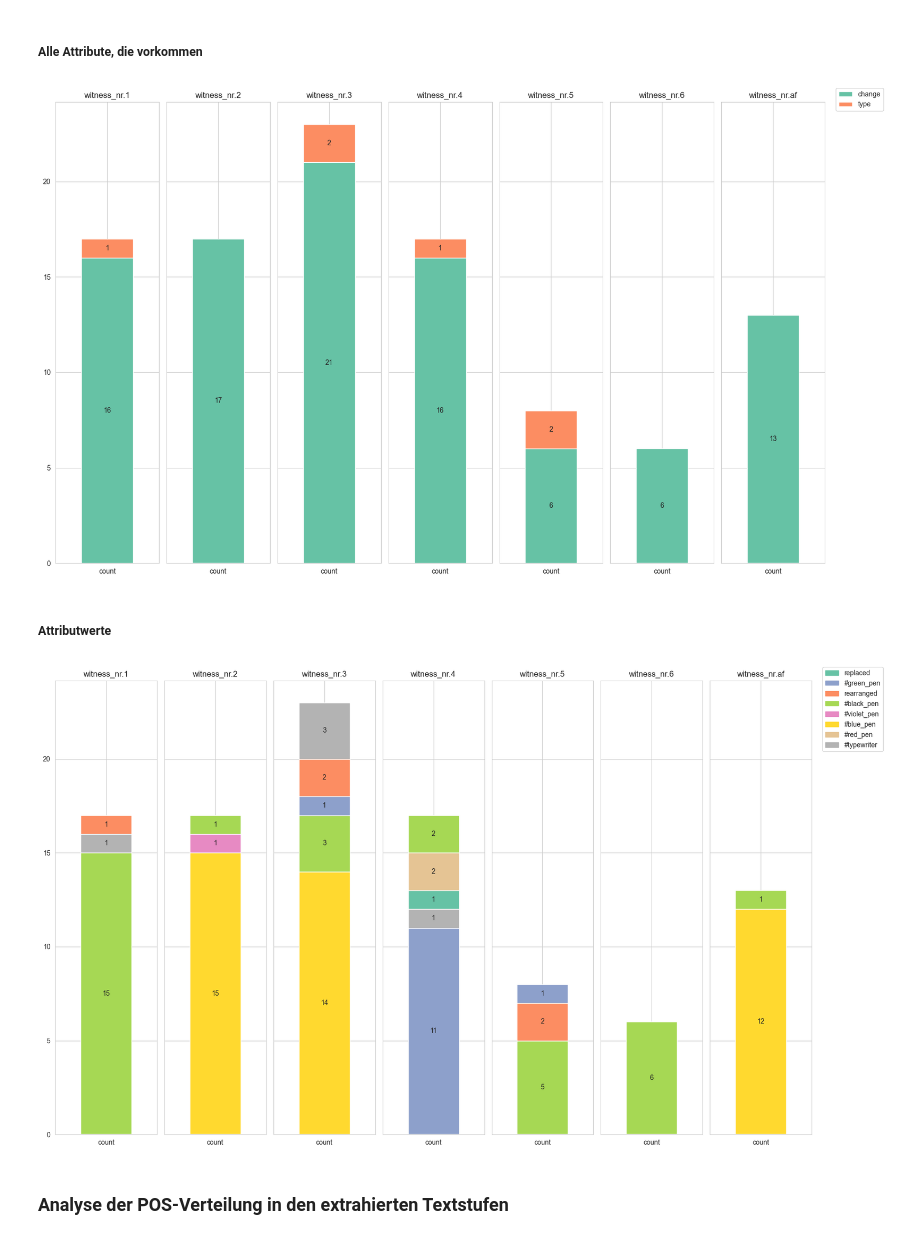
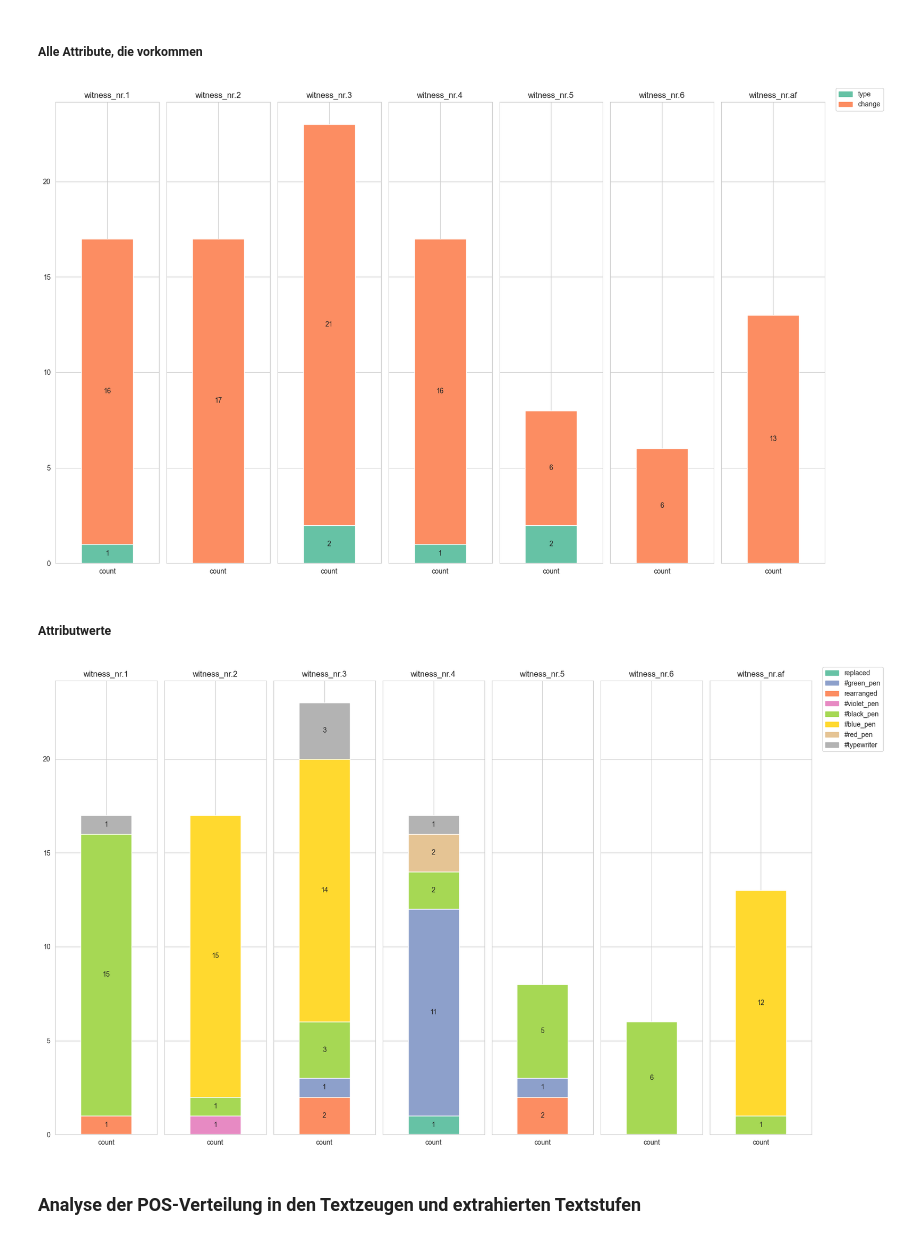
Before and after one commit to johannaunterholzner/DH-Masterarbeit, a Jupyter notebook: Analyse.ipynb, the cells around one changed output. Drawn from its saved outputs; the diff is of its cells as text; code cells hidden in the pictures.

```diff
--- a/Analyse.ipynb
+++ b/Analyse.ipynb
@@ -450,72 +477,84 @@ for csv_file in csv_files:
 
 # Plotting
 
-# Alle uniquen Kategorien sammeln
-#all_categories = set()
-#for df in dfs.values():
-   # all_categories.update(df['attribute'])
-all_categories = ('change', 'type') # hier manuell geändert, weil die Labels/Farben/Kategorien genau verkehrt herum waren (=falsch: change orange)
+import matplotlib.patches as mpatches
 
-# Palette nach Anzahl der Kategorien
+# Collect all unique categories from all DataFrames
+all_categories = set()
+for df in dfs.values():
+    all_categories.update(df['attribute'])
+
+# Create a color palette with the same number of colors as unique categories
 palette = sns.color_palette("Set2", n_colors=len(all_categories))
 
-# Plot mit 1 Reihe und Spalten nach Anzahl der DFs
+# Create a dictionary to map categories to colors
+category_color_map = dict(zip(all_categories, palette))
+
+# Create a dictionary to map unique categories to labels
+label_map = {category: category.split("-")[0] for category in all_categories}
+
+# Create a single plot with one row and as many columns as there are DataFrames
 num_dfs = len(dfs)
 fig, axes = plt.subplots(1, num_dfs, figsize=(16, 10), sharey=True)
 
-# handles und labels für Legende
+# Initialize handles and labels for legend
 legend_handles = []
+legend_labels = set()  # Set to track unique legend labels
 
-# threshold für angezeigte Labels in den Bars
+# Set the threshold value
 threshold = 0
 
-# Plot für stacked bar charts pro DataFrame
+# Plot stacked bar charts for each DataFrame
 for idx, (df_name, df) in enumerate(dfs.items()):
     ax = axes[idx] if num_dfs > 1 else axes  # Get the appropriate axis
     # Modify DataFrame for stacked bar chart
     stacked_df = df.set_index('attribute').T
 
-    # missing values von missing categories auf 0 setzen, wenn sie nicht vorhanden sind in einem DF, in anderen aber schon
+    # Set missing values for missing categories
     for category in all_categories:
         if category not in stacked_df.columns:
             stacked_df[category] = 0  # Set missing categories to 0
 
-    # Plot stacked bar chart
-    stacked_df.plot(kind='bar', stacked=True, color=palette, ax=ax, legend=None)
+     # Reorder columns to match desired order
+    stacked_df = stacked_df.reindex(columns=all_categories)
 
-    # Labels, Titel, tick
+    # Plot stacked bar chart with correct colors
+    stacked_df.plot(kind='bar', stacked=True, color=[category_color_map[cat] for cat in stacked_df.columns], ax=ax, legend=None)
+
+    # Customize plot
     ax.set_xlabel('')
     ax.set_title(f'{df_name}')
     ax.tick_params(axis='x', rotation=0)
 
-   # Labels in den Bars
+    # Add labels to the bars
     for container in ax.containers:
         labels = [f"{int(val)}" if val > threshold else "" for val in container.datavalues]  # Filter labels based on threshold
         ax.bar_label(container, labels=labels, label_type='center')
 
-    # handles für Legende
-    handles, _ = ax.get_legend_handles_labels()
-    legend_handles.extend(handles)
+    # Add handles for legend
+    unique_categories = set(stacked_df.columns)
+    for category in unique_categories:
+        if category not in legend_labels:  # Avoid redundant labels
+            legend_handles.append(mpatches.Patch(color=category_color_map[category], label=label_map[category]))
+            legend_labels.add(category)  # Add category to the set of legend labels
 
+# Create a common legend outside the subplots
+fig.legend(handles=legend_handles, bbox_to_anchor=(1, 1), loc='upper left')
 
-# Legend außerhalb der Subpolts
-fig.legend(legend_handles, all_categories, bbox_to_anchor=(1, 1), loc='upper left')
-
-# Layout, damit nichts abgeschnitten wird
+# Adjust layout
 plt.tight_layout()
 
 # Speichern
 plt.savefig('VisVergleich_onlyattributes_vwdazb_revisioninterferences.png')
 
 # Show
 plt.show()
 # %% [output]
-[figure, old version]
+[figure, new version]
 # %% [markdown]
 ##### Attributwerte
 # %%
-####FUNKTIONIERT davor: PROBLEM: NICHT ALLE KATEGORIEN WERDEN ANGEZEIGT / KEINE AHNUNG WARUM (jetzt für alle darüber ändern!!!)
-
+####FUNKTIONIERT
 
 # Directory containing the CSV files
 directory = 'C:/Users/jO/Desktop/DH_MA_Arbeit/coding/vwdazb_revisioninterferences_csvs'
@@ -575,6 +614,9 @@ for idx, (df_name, df) in enumerate(dfs.items()):
         if category not in stacked_df.columns:
             stacked_df[category] = 0  # Set missing categories to 0
 
+     # Reorder columns to match desired order
+    stacked_df = stacked_df.reindex(columns=all_categories)
+
     # Plot stacked bar chart with correct colors
     stacked_df.plot(kind='bar', stacked=True, color=[category_color_map[cat] for cat in stacked_df.columns], ax=ax, legend=None)
 
@@ -607,6 +649,6 @@ plt.savefig('VisVergleich_onlyvalues_vwdazb_revisioninterferences.png')
 # Show combined plot
 plt.show()
 # %% [output]
-[figure, old version]
+[figure, new version]
 # %% [markdown]
-### Analyse der POS-Verteilung in den extrahierten Textstufen
+### Analyse der POS-Verteilung in den Textzeugen und extrahierten Textstufen
```
Also changed, not shown: parts of 14 cells of this notebook.
